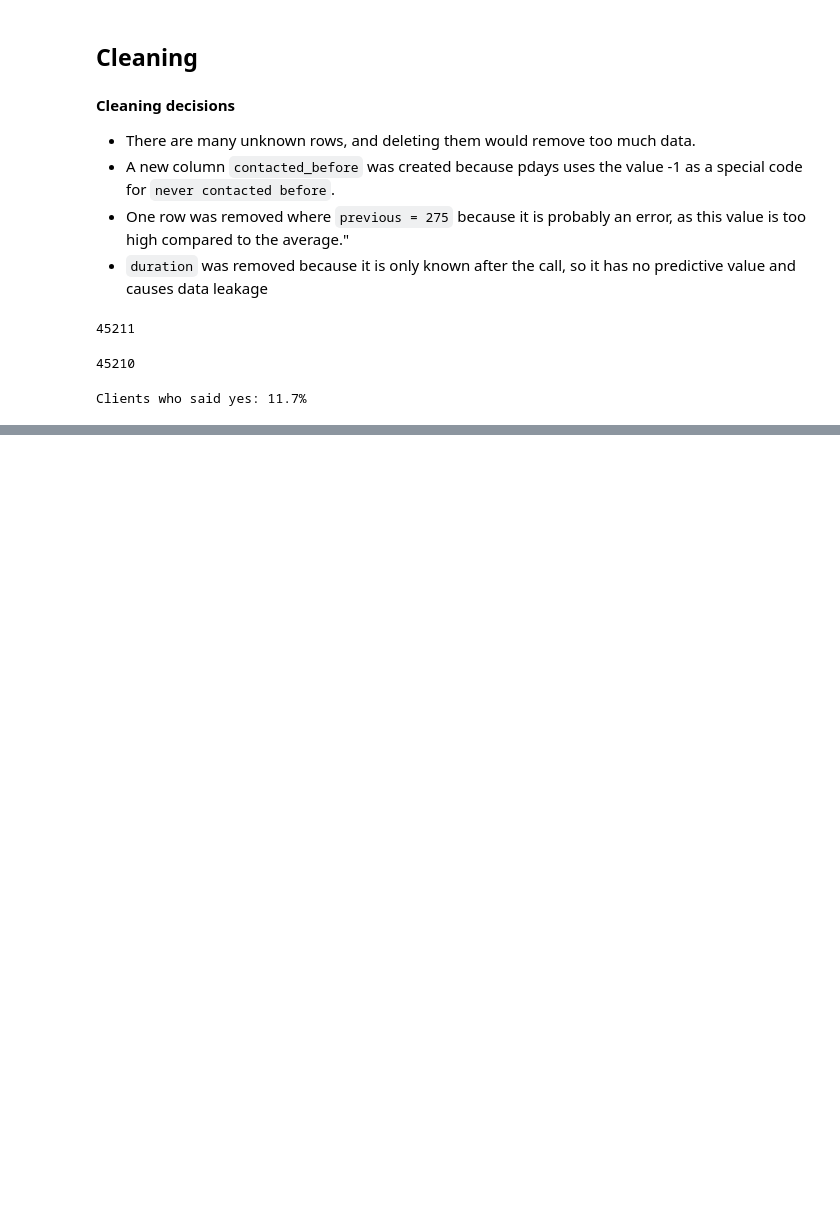
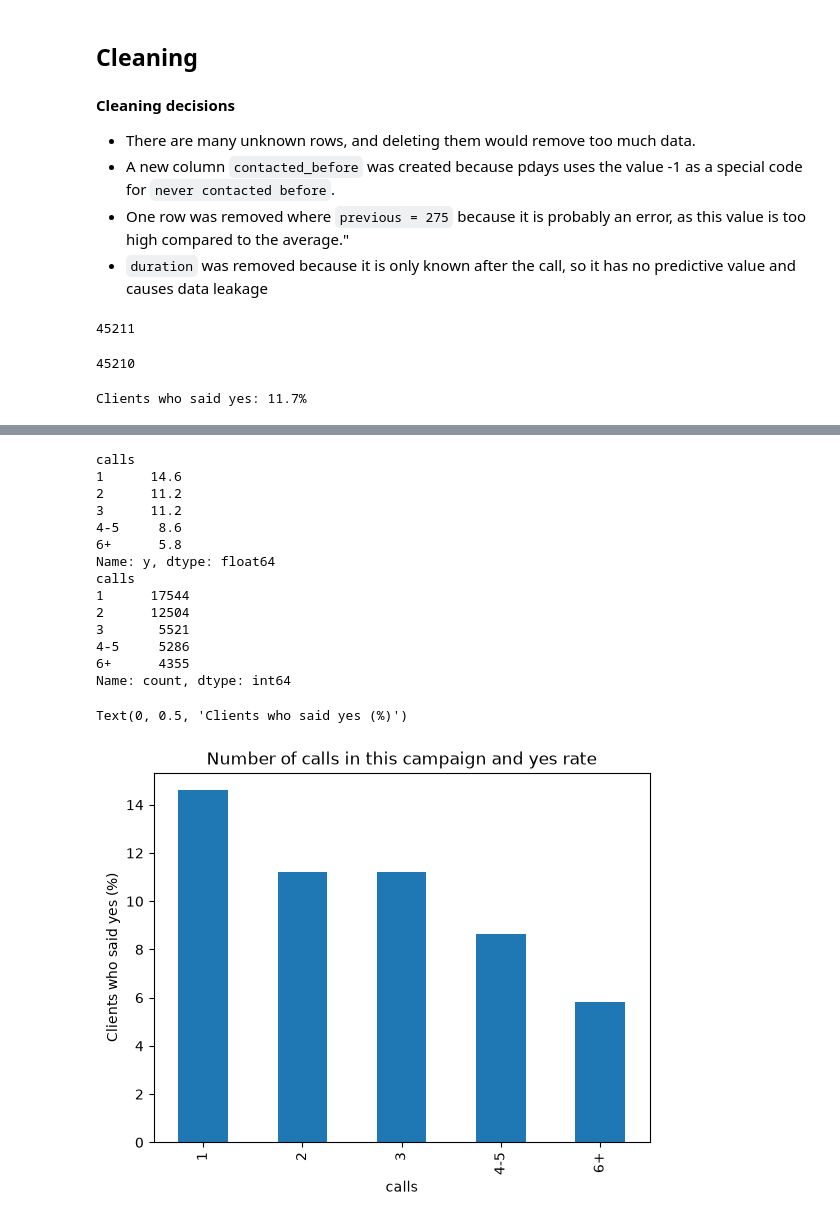
Before and after one commit to nicholas-dumas/ai_mlops_hands_on_exercise, a Jupyter notebook: notebooks/eda.ipynb, the cells around one changed output, grey strips where cells are left out. Drawn from its saved outputs; the diff is of its cells as text; code cells hidden in the pictures; blank space fills up the shorter version.

```diff
--- a/notebooks/eda.ipynb
+++ b/notebooks/eda.ipynb
@@ -180,0 +232,28 @@ Clients who said yes: 11.7%
+# %%
+# Group the number of calls into bands: 1, 2, 3, 4-5, 6 or more
+clean["calls"] = pd.cut(clean["campaign"], bins=[0, 1, 2, 3, 5, 100],
+                        labels=["1", "2", "3", "4-5", "6+"])
+
+rate = clean.groupby("calls")["y"].mean() * 100
+print(rate.round(1))
+print(clean["calls"].value_counts())
+
+ax = rate.plot(kind="bar", title="Number of calls in this campaign and yes rate")
+ax.set_ylabel("Clients who said yes (%)")
+# %% [output]
+calls
+1      14.6
+2      11.2
+3      11.2
+4-5     8.6
+6+      5.8
+Name: y, dtype: float64
+calls
+1      17544
+2      12504
+3       5521
+4-5     5286
+6+      4355
+Name: count, dtype: int64
+Text(0, 0.5, 'Clients who said yes (%)')
+[figure, added]
```
Also changed, not shown: parts of 6 cells of this notebook, 1 other file.
